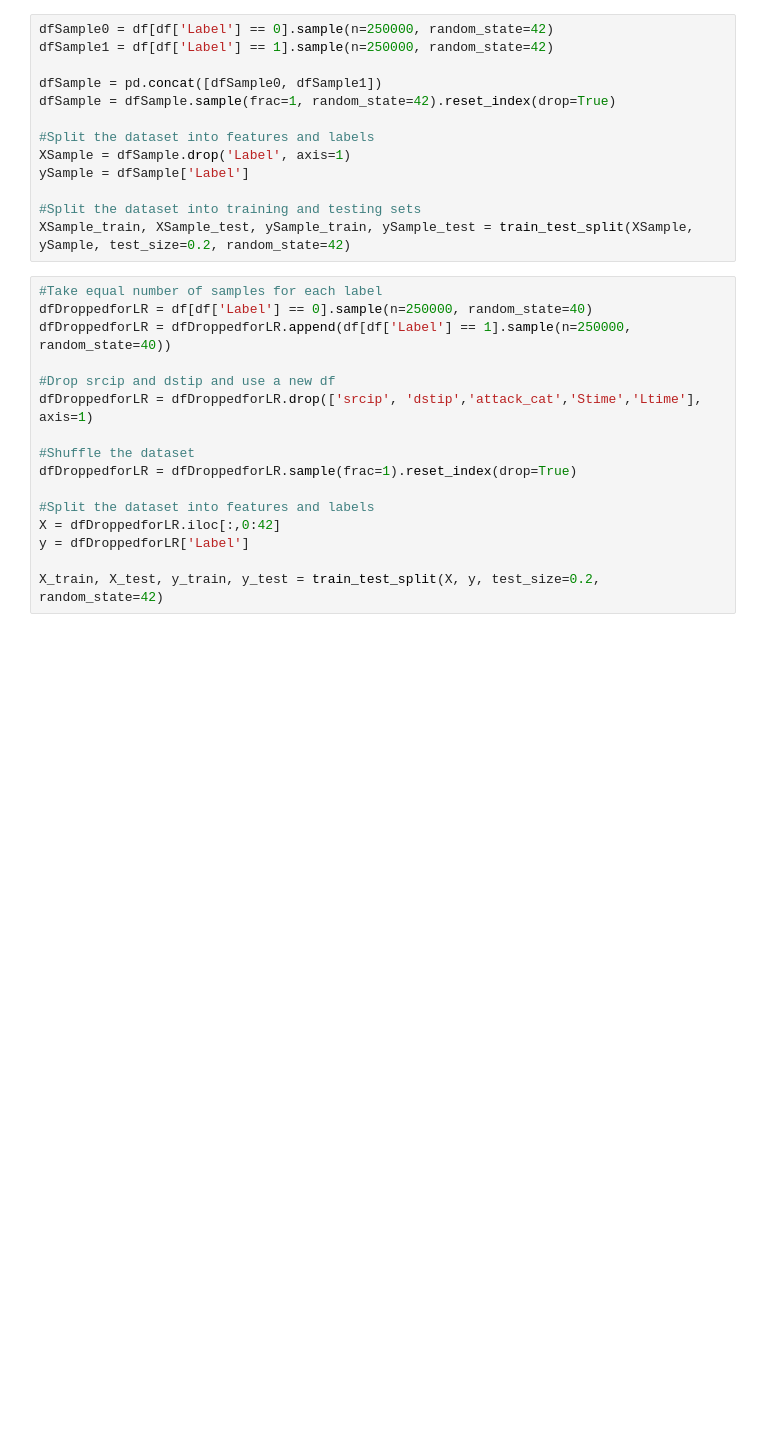
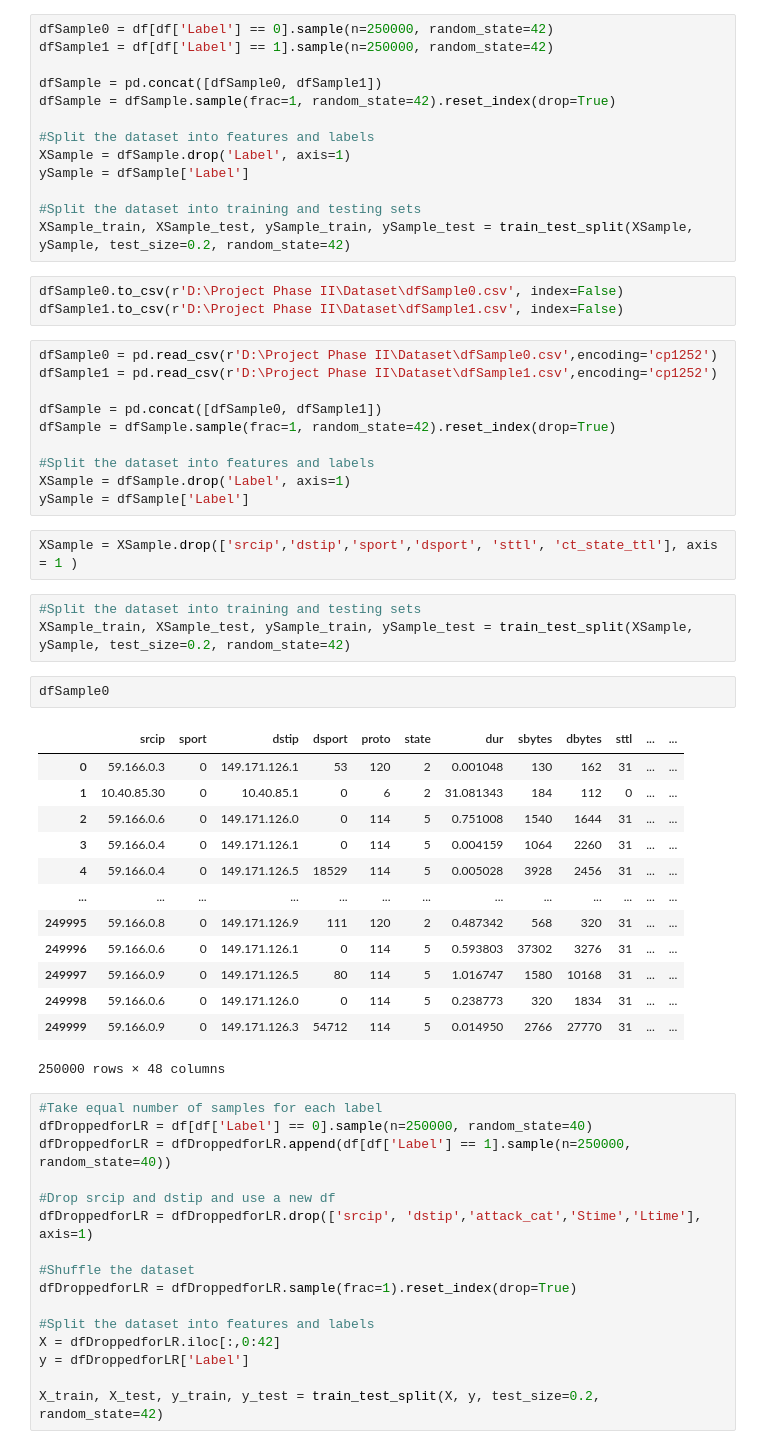
Before and after one commit to Rithuh/Graph-Based-Network-Anomaly-Detection, a Jupyter notebook: Phase2ParallelRunning.ipynb, the cells around one changed output. Saved outputs shown, nothing was run; the diff lists cells and outputs as text; blank space fills up the shorter version.

```diff
--- a/Phase2ParallelRunning.ipynb
+++ b/Phase2ParallelRunning.ipynb
@@ -257,6 +253,40 @@ ySample = dfSample['Label']
 
 #Split the dataset into training and testing sets
 XSample_train, XSample_test, ySample_train, ySample_test = train_test_split(XSample, ySample, test_size=0.2, random_state=42)
+# %%
+dfSample0.to_csv(r'D:\Project Phase II\Dataset\dfSample0.csv', index=False)
+dfSample1.to_csv(r'D:\Project Phase II\Dataset\dfSample1.csv', index=False)
+# %%
+dfSample0 = pd.read_csv(r'D:\Project Phase II\Dataset\dfSample0.csv',encoding='cp1252')
+dfSample1 = pd.read_csv(r'D:\Project Phase II\Dataset\dfSample1.csv',encoding='cp1252')
+
+dfSample = pd.concat([dfSample0, dfSample1])
+dfSample = dfSample.sample(frac=1, random_state=42).reset_index(drop=True)
+
+#Split the dataset into features and labels
+XSample = dfSample.drop('Label', axis=1)
+ySample = dfSample['Label']
+# %%
+XSample = XSample.drop(['srcip','dstip','sport','dsport', 'sttl', 'ct_state_ttl'], axis = 1 )
+# %%
+#Split the dataset into training and testing sets
+XSample_train, XSample_test, ySample_train, ySample_test = train_test_split(XSample, ySample, test_size=0.2, random_state=42)
+# %%
+dfSample0
+# %% [output]
+|  | srcip | sport | dstip | dsport | proto | state | dur | sbytes | dbytes | sttl | ... | ... |
+| 0 | 59.166.0.3 | 0 | 149.171.126.1 | 53 | 120 | 2 | 0.001048 | 130 | 162 | 31 | ... | ... |
+| 1 | 10.40.85.30 | 0 | 10.40.85.1 | 0 | 6 | 2 | 31.081343 | 184 | 112 | 0 | ... | ... |
+| 2 | 59.166.0.6 | 0 | 149.171.126.0 | 0 | 114 | 5 | 0.751008 | 1540 | 1644 | 31 | ... | ... |
+| 3 | 59.166.0.4 | 0 | 149.171.126.1 | 0 | 114 | 5 | 0.004159 | 1064 | 2260 | 31 | ... | ... |
+| 4 | 59.166.0.4 | 0 | 149.171.126.5 | 18529 | 114 | 5 | 0.005028 | 3928 | 2456 | 31 | ... | ... |
+| ... | ... | ... | ... | ... | ... | ... | ... | ... | ... | ... | ... | ... |
+| 249995 | 59.166.0.8 | 0 | 149.171.126.9 | 111 | 120 | 2 | 0.487342 | 568 | 320 | 31 | ... | ... |
+| 249996 | 59.166.0.6 | 0 | 149.171.126.1 | 0 | 114 | 5 | 0.593803 | 37302 | 3276 | 31 | ... | ... |
+| 249997 | 59.166.0.9 | 0 | 149.171.126.5 | 80 | 114 | 5 | 1.016747 | 1580 | 10168 | 31 | ... | ... |
+| 249998 | 59.166.0.6 | 0 | 149.171.126.0 | 0 | 114 | 5 | 0.238773 | 320 | 1834 | 31 | ... | ... |
+| 249999 | 59.166.0.9 | 0 | 149.171.126.3 | 54712 | 114 | 5 | 0.014950 | 2766 | 27770 | 31 | ... | ... |
+250000 rows × 48 columns
 # %%
 #Take equal number of samples for each label
 dfDroppedforLR = df[df['Label'] == 0].sample(n=250000, random_state=40)
```
Also changed, not shown: parts of 17 cells of this notebook, 2 other files.
